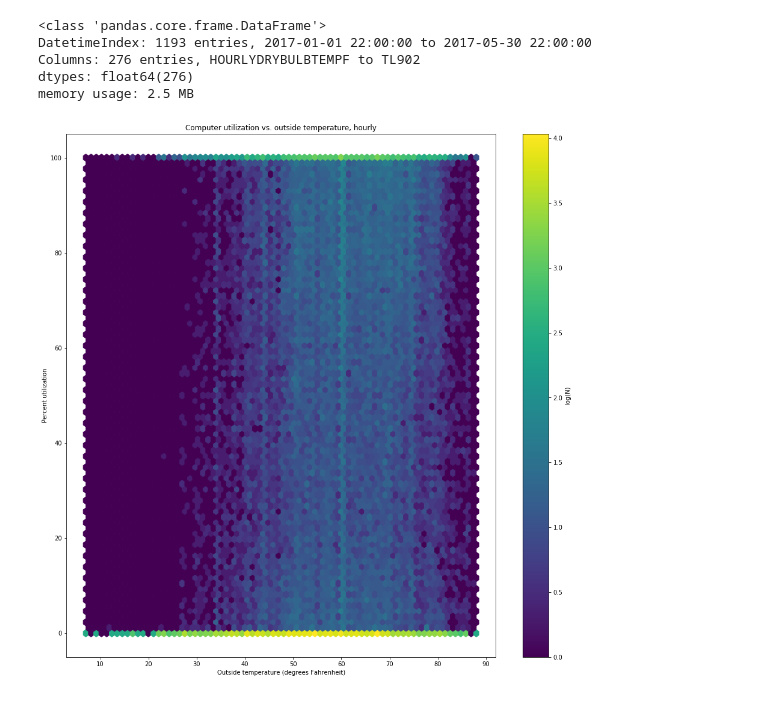
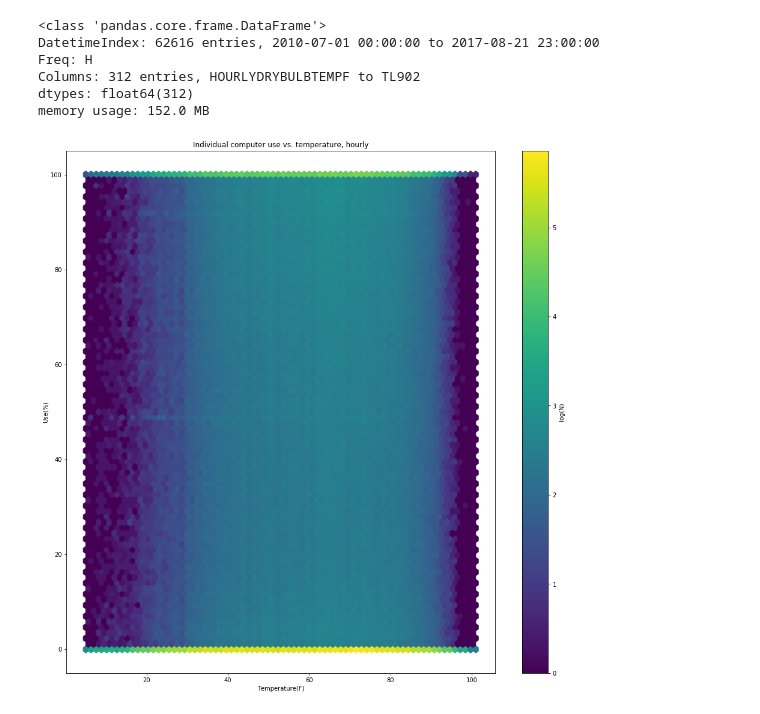
Before and after one commit to UNCG-CSE/Library-Computer-Usage-Analysis, a Jupyter notebook: src/UsageVsWeather.ipynb, the cells around one changed output. Drawn from its saved outputs; the diff is of its cells as text; code cells hidden in the pictures.

```diff
--- a/src/UsageVsWeather.ipynb
+++ b/src/UsageVsWeather.ipynb
@@ -84,3 +100,5 @@ gsoWeatherCore = gsoHourlyWeather[columnsOfInterest]
 # Clean up incorrect values.
 gsoWeatherCore = gsoWeatherCore.replace(to_replace='[^0-9.-]', value='', regex=True)
 gsoWeatherCore = gsoWeatherCore.replace(to_replace='', value='0').apply(np.float64)
+gsoWeatherInterp = gsoWeatherCore.resample('H').interpolate()
+gsoWeatherCore.head()
@@ -104,7 +130,7 @@ monthlyWeather = aggregateMatrix(gsoWeatherCore, 'M')
 
 # And finally join with library data.  This gives us individual computer usage, as well as a subset of
 # the weather data, in hourly, daily, and monthly periods.
-matrixHourly = pd.DataFrame(hourlyAggregate, columns=['Utilization(%)']).join(gsoWeatherCore, how='inner')
+matrixHourly = pd.DataFrame(hourlyAggregate, columns=['Utilization(%)']).join(gsoWeatherInterp, how='inner')
 matrixDaily = pd.DataFrame(dailyAggregate, columns=['Utilization(%)']).join(dailyWeather, how='inner')
 matrixMonthly = pd.DataFrame(monthlyAggregate, columns=['Utilization(%)']).join(monthlyWeather, how='inner')
 # %%
@@ -148,0 +167,13 @@ x_y.plot.scatter(x='Temperature(°F)', y='Utilization(%)', alpha=0.4, figsize=(1
+# %%
+def hexPlot(x, y, title, xlabel, ylabel):
+    fig = plt.figure(figsize=(16,16))
+    hb = plt.hexbin(x, y, bins='log', gridsize=75)
+    hb.axes.set_title(title)
+    hb.axes.set_xlabel(xlabel)
+    hb.axes.set_ylabel(ylabel)
+    cb = fig.colorbar(hb)
+    cb.set_label('log(N)')
+# %%
+x = matrixHourly['HOURLYDRYBULBTEMPF']
+y = matrixHourly['Utilization(%)']
+hexPlot(x, y, 'Aggregate computer use vs. temperature, hourly', 'Temperature(F)', 'Use(%)')
@@ -149,26 +182,18 @@ x_y.plot.scatter(x='Temperature(°F)', y='Utilization(%)', alpha=0.4, figsize=(1
 # %%
-# However it seems that temperature has little impact on the amount of use any given computer receives.
-
-merged = gsoWeatherCore[['HOURLYDRYBULBTEMPF']].join(utilization, how='inner')
+merged = gsoWeatherInterp[['HOURLYDRYBULBTEMPF']].join(utilization, how='inner')
 merged.info()
 
-# Remove RRK001 because it seems to always be on, which is unlikely to be due to student use.
-computerUsage = merged.drop(['HOURLYDRYBULBTEMPF', 'RRK001'], axis=1)
+computerUsage = merged.drop(['HOURLYDRYBULBTEMPF'], axis=1)
 temps = merged['HOURLYDRYBULBTEMPF']
 
-fig = plt.figure(figsize=(16,16))
 temps = np.hstack([temps] * len(computerUsage.columns))
-usage = np.hstack([(x * 100.0).values for (_,x) in computerUsage.iteritems()])
-hb = plt.hexbin(temps, usage, bins='log', gridsize=75)
-hb.axes.set_title('Computer utilization vs. outside temperature, hourly')
-hb.axes.set_xlabel('Outside temperature (degrees Fahrenheit)')
-hb.axes.set_ylabel('Percent utilization')
-cb = fig.colorbar(hb)
-cb.set_label('log(N)')
+usage = np.hstack([x.values for (_,x) in computerUsage.iteritems()])
+hexPlot(temps, usage, 'Individual computer use vs. temperature, hourly', 'Temperature(F)', 'Use(%)')
 # %% [output]
 <class 'pandas.core.frame.DataFrame'>
-DatetimeIndex: 1193 entries, 2017-01-01 22:00:00 to 2017-05-30 22:00:00
-Columns: 276 entries, HOURLYDRYBULBTEMPF to TL902
-dtypes: float64(276)
-memory usage: 2.5 MB
+DatetimeIndex: 62616 entries, 2010-07-01 00:00:00 to 2017-08-21 23:00:00
+Freq: H
+Columns: 312 entries, HOURLYDRYBULBTEMPF to TL902
+dtypes: float64(312)
+memory usage: 152.0 MB
-[figure, old version]
+[figure, new version]
```
Also changed, not shown: parts of 14 cells of this notebook, 1 other file.
